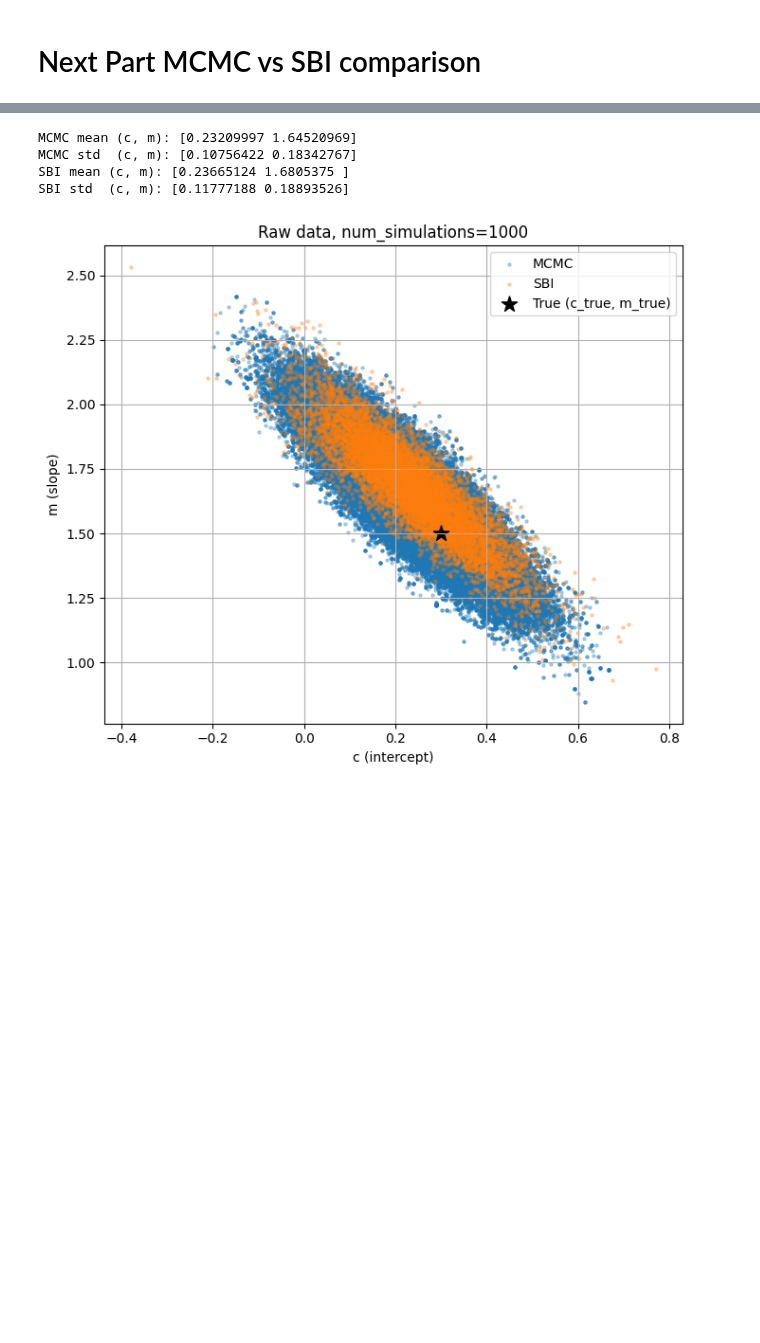
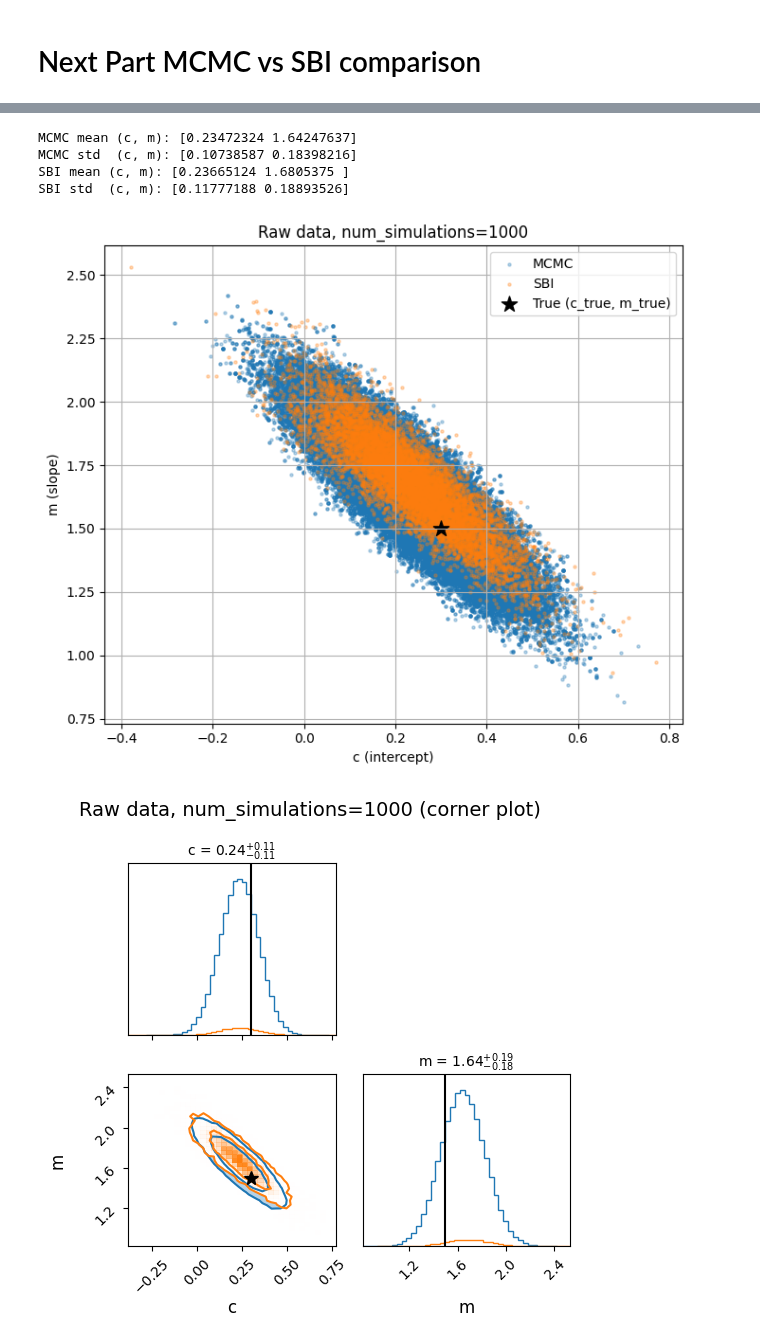
Before and after one commit to shubhamDgr/Simulation-based-inference-on-gravitational-wave-data, a Jupyter notebook: regression_sbi_vs_mcmc.ipynb, the cells around one changed output, grey strips where cells are left out. Cells and saved outputs as stored; diff of their text form; code cells hidden in the pictures; blank space fills up the shorter version.

```diff
--- a/regression_sbi_vs_mcmc.ipynb
+++ b/regression_sbi_vs_mcmc.ipynb
@@ -423,7 +485,8 @@ def compare_mcmc_sbi_single_case(
     num_simulations_sbi=5000,
     sbi_seed=0,
     mcmc_seed=0,
-    show_plot=True
+    show_plot=True,
+    show_corner=True,
 ):
     """
     Run MCMC and SBI on a single configuration and make a comparison.
@@ -484,6 +547,16 @@ def compare_mcmc_sbi_single_case(
         plt.grid(True)
         plt.tight_layout()
         plt.show()
+
+    # Corner plot
+    if show_corner:
+        corner_compare(
+            mcmc_samples,
+            sbi_samples,
+            labels=("c", "m"),
+            truths=(c_true, m_true),
+            title=description + " (corner plot)",
+        )
 
 
 
@@ -574,36 +647,37 @@ def main():
 
     # Case B: binned data  #Uses bin_data to convert the 30 raw points into: 10 binned x-values,10 binned y-values
 
     desc_binned = "Data representation: BINNED (10 bins), num_simulations=5000"
     compare_mcmc_sbi_single_case(
         description=desc_binned,
         x_data=x_binned,
         y_obs_data=y_binned,
         sigma_lik=sigma_binned,  # adjusted noise
         prior_c=prior_c,
         prior_m=prior_m,
         num_simulations_sbi=5000,
         sbi_seed=3,
         mcmc_seed=3,
         show_plot=True
     )
 
 
 if __name__ == "__main__":
     main()
 # %% [output]
 ### Group 1: Effect of number of simulations for SBI ###
 
 === Experiment: Raw data, num_simulations=1000 ===
 Data length: 30
 Prior c: (-1.0, 1.0) Prior m: (-3.0, 3.0)
 SBI simulations: 1000
  Neural network successfully converged after 111 epochs.
-MCMC mean (c, m): [0.23209997 1.64520969]
-MCMC std  (c, m): [0.10756422 0.18342767]
+MCMC mean (c, m): [0.23472324 1.64247637]
+MCMC std  (c, m): [0.10738587 0.18398216]
 SBI mean (c, m): [0.23665124 1.6805375 ]
 SBI std  (c, m): [0.11777188 0.18893526]
-[figure, old version]
+[figure, new version]
+[figure, new version]
 === Experiment: Raw data, num_simulations=5000 ===
 Data length: 30
 Prior c: (-1.0, 1.0) Prior m: (-3.0, 3.0)
```
Also changed, not shown: parts of 11 cells of this notebook.
